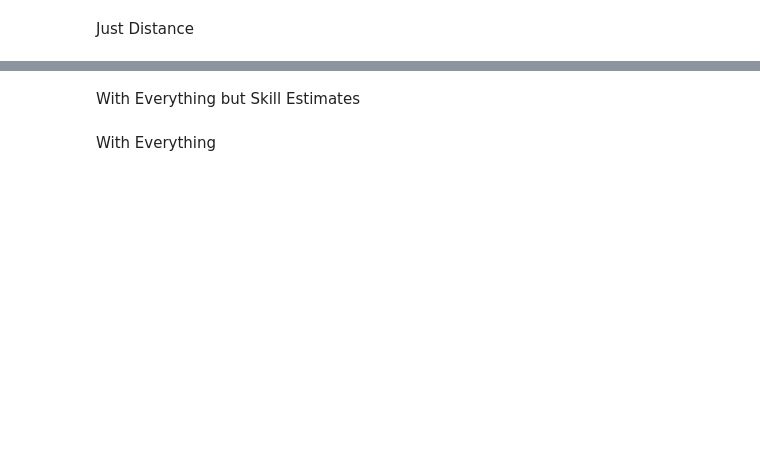
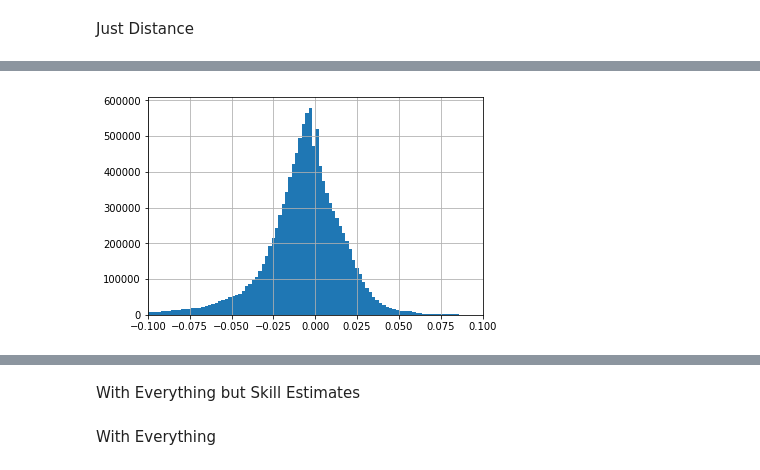
Before and after one commit to adamwlev/StrokesGained2, a Jupyter notebook: Exploration/Untitled11.ipynb, the cells around one changed output, grey strips where cells are left out. Saved outputs shown, nothing was run; the diff lists cells and outputs as text; code cells hidden in the pictures; blank space fills up the shorter version.

```diff
--- a/Exploration/Untitled11.ipynb
+++ b/Exploration/Untitled11.ipynb
@@ -135,0 +243,5 @@ eval_pct = [.05,.20]
+# %%
+data.Start_Z_Coordinate.hist(bins=1000)
+plt.xlim(-.1,.1);
+# %% [output]
+[figure, added]
```
Also changed, not shown: parts of 45 cells of this notebook, 12 other files.
